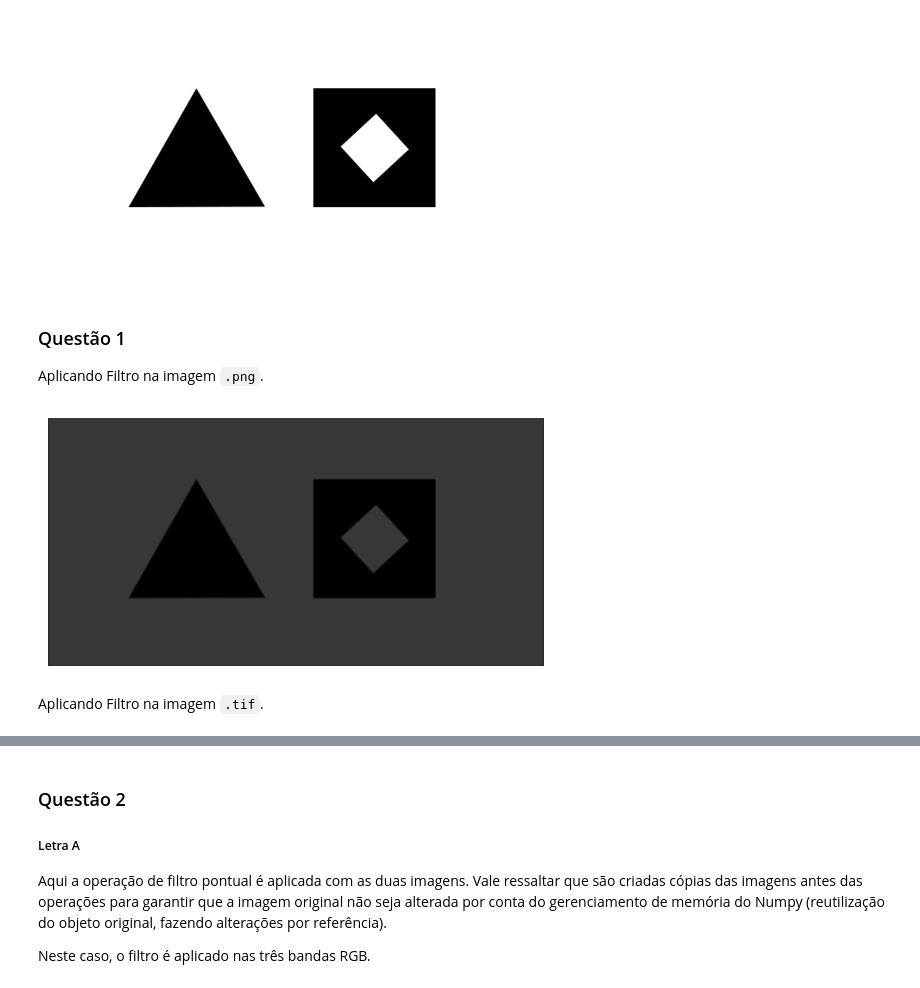
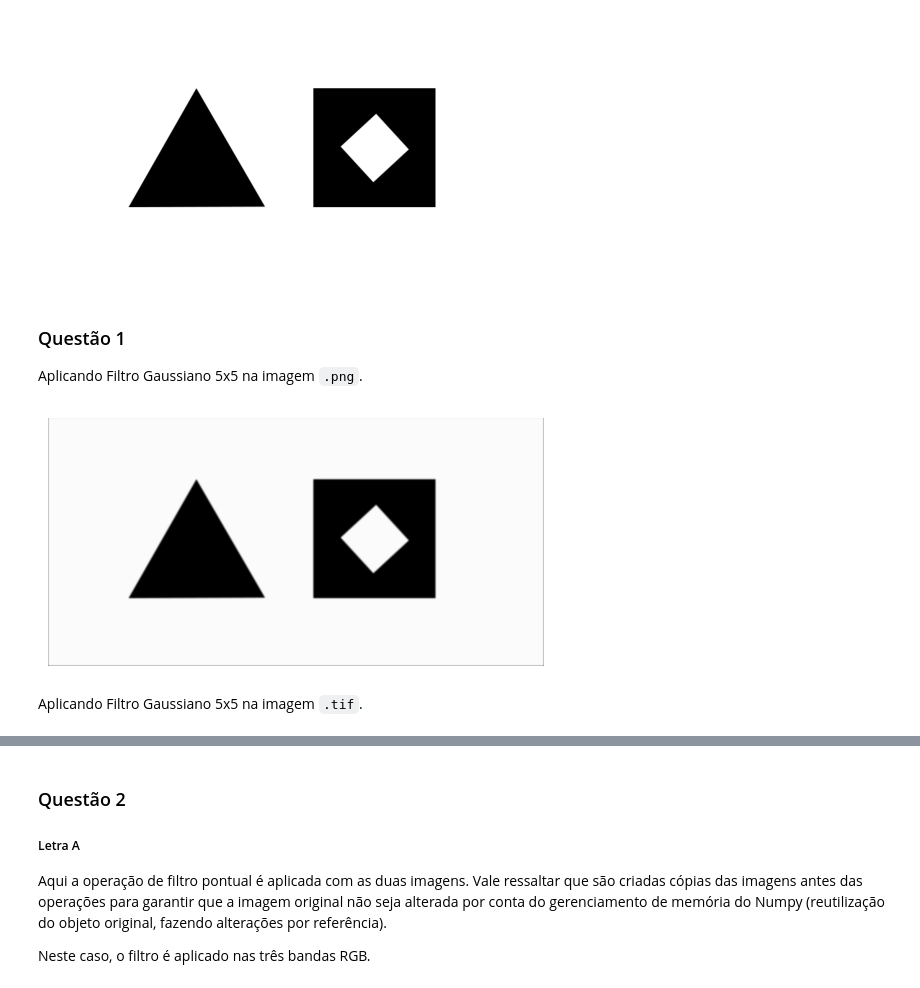
Before and after one commit to BarrosLucas/PracticeHomework, a Jupyter notebook: pdi.ipynb, the cells around one changed output, grey strips where cells are left out. Drawn from its saved outputs; the diff is of its cells as text; code cells hidden in the pictures.

```diff
--- a/pdi.ipynb
+++ b/pdi.ipynb
@@ -298,7 +298,7 @@ def applying_local_filter(mask, m, n, offset, img):
             filtered_value = np.sum(mask[:, :, np.newaxis] * sub_matrix, axis=(0, 1))
             filtered_value += offset
 
-            new_img[i, j] = np.clip(filtered_value, 0, 255).astype(np.uint8)
+            new_img[i, j] = np.clip(abs(filtered_value), 0, 255).astype(np.uint8)
 
     return new_img.astype(np.uint8)
 # %% [markdown]
@@ -340,13 +339,15 @@ display_image(imgPng)
 # %% [markdown]
 ### Questão 1
 
-Aplicando Filtro na imagem `.png`.
+Aplicando Filtro Gaussiano 5x5 na imagem `.png`.
 # %%
-m, n, offset, mask = load_mask("filters/filtroGaussiano2.txt")
+m, n, offset, mask = load_mask("filters/filtroGaussiano1.txt")
 
-display_image(applying_local_filter(mask, m, n, offset, imgPng.copy()))
-save_image(applying_local_filter(mask, m, n, offset, imgPng.copy()), "results\qt1\imgpng.png")
+imgToShow = applying_local_filter(mask, m, n, offset, imgPng.copy())
+
+display_image(imgToShow)
+save_image(imgToShow, "results\qt1\imgPNG-Gaussian5x5.png")
 # %% [output]
-[figure, old version]
+[figure, new version]
 # %% [markdown]
-Aplicando Filtro na imagem `.tif`.
+Aplicando Filtro Gaussiano 5x5 na imagem `.tif`.
```
Also changed, not shown: parts of 11 cells of this notebook, 1 other file.
